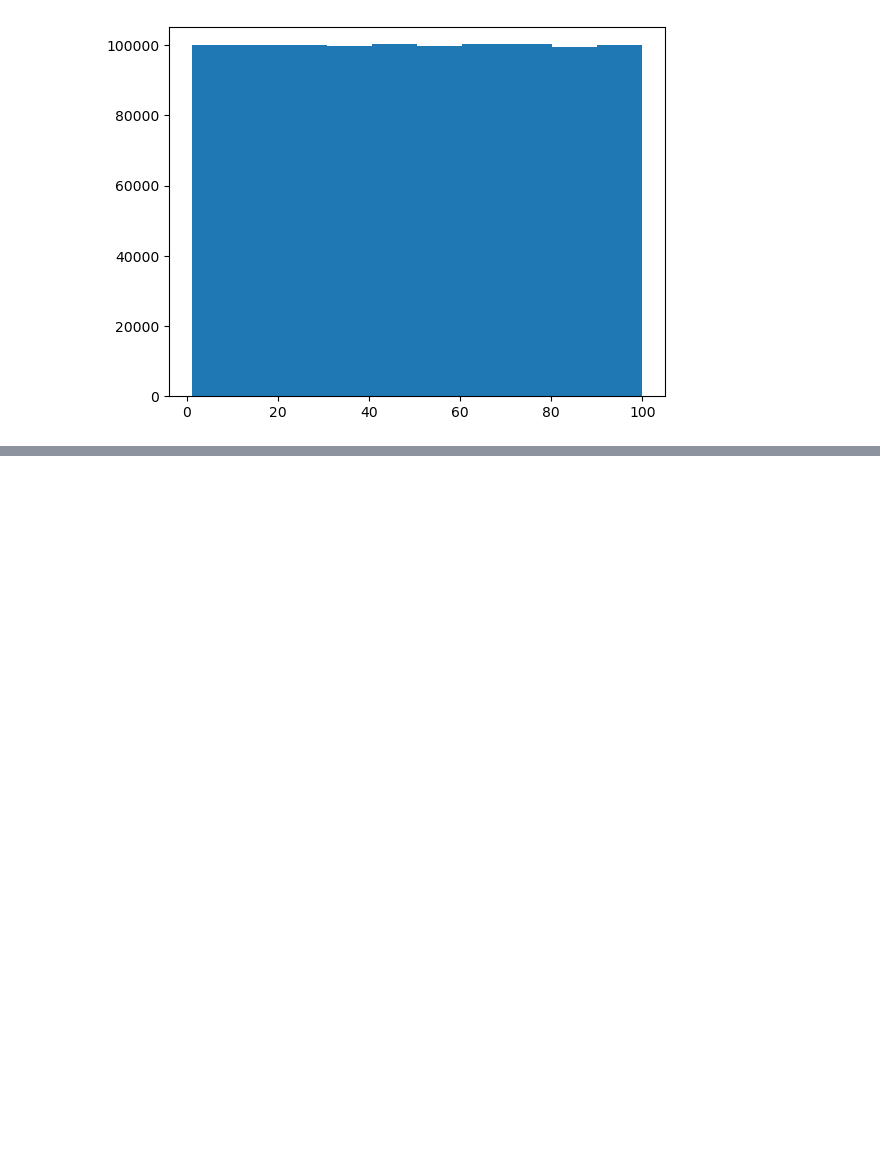
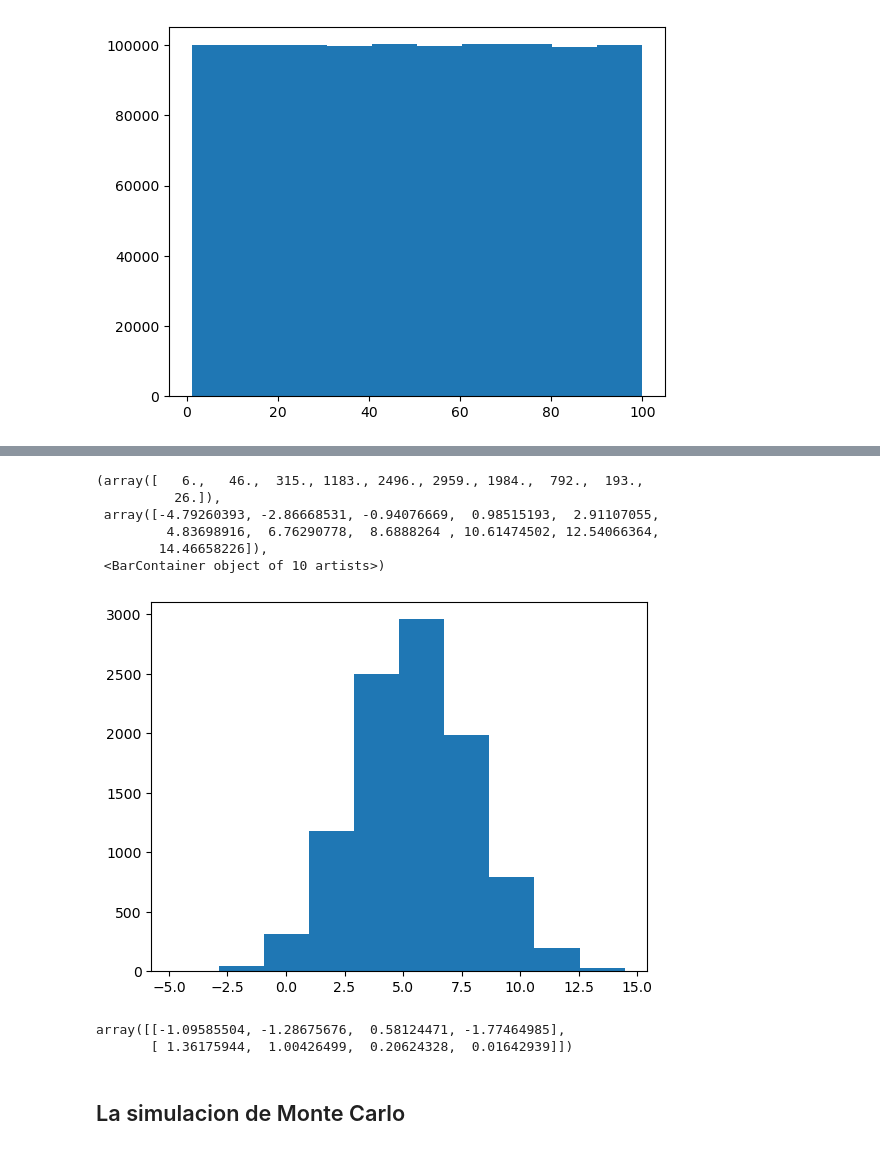
Before and after one commit to cdgutierrez456/data-science-course-gabriel-gomila, a Jupyter notebook: T2 - 2 - Data cleaning - Funciones de distribucion de probabilidad.ipynb, the cells around one changed output, grey strips where cells are left out. Cells and saved outputs as stored; diff of their text form; code cells hidden in the pictures; blank space fills up the shorter version.

Commit message:
Simulacion de montecarlo

```diff
--- a/T2 - 2 - Data cleaning - Funciones de distribucion de probabilidad.ipynb
+++ b/T2 - 2 - Data cleaning - Funciones de distribucion de probabilidad.ipynb
@@ -23,0 +51,26 @@ plt.hist(data)
+# %%
+mu = 5.5
+sd = 2.5
+Z_10000 = np.random.randn(10000)
+"""
+    Teorema central del limite (tipificar)
+    Z = (X - mu) / sd => N(0,1), X = mu + sd * Z
+"""
+data = mu + sd * Z_10000
+plt.hist(data)
+# %% [output]
+(array([   6.,   46.,  315., 1183., 2496., 2959., 1984.,  792.,  193.,
+          26.]),
+ array([-4.79260393, -2.86668531, -0.94076669,  0.98515193,  2.91107055,
+         4.83698916,  6.76290778,  8.6888264 , 10.61474502, 12.54066364,
+        14.46658226]),
+ <BarContainer object of 10 artists>)
+[figure, added]
+# %%
+data = np.random.randn(2, 4)
+data
+# %% [output]
+array([[-1.09585504, -1.28675676,  0.58124471, -1.77464985],
+       [ 1.36175944,  1.00426499,  0.20624328,  0.01642939]])
+# %% [markdown]
+## La simulacion de Monte Carlo
```
Also changed, not shown: parts of 8 cells of this notebook.
